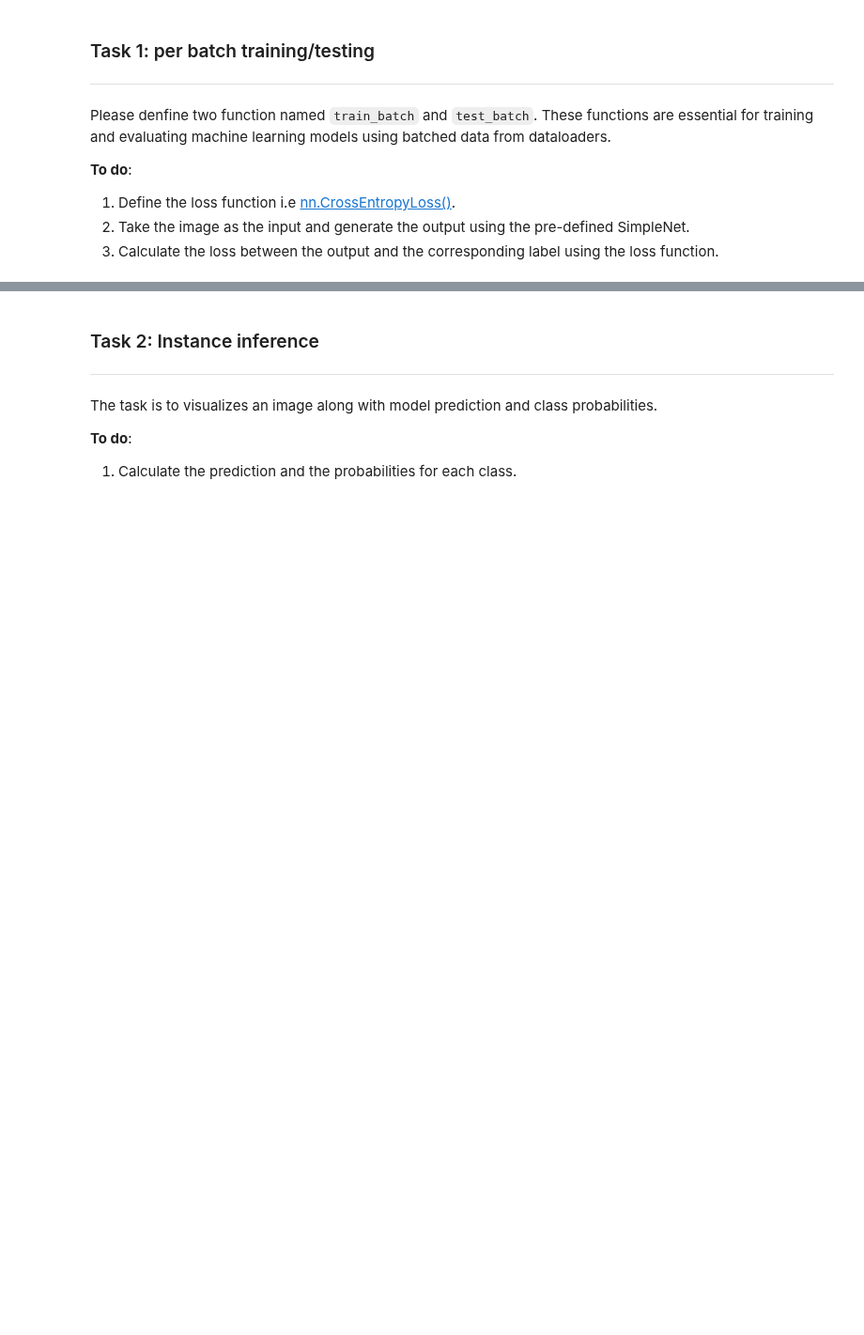
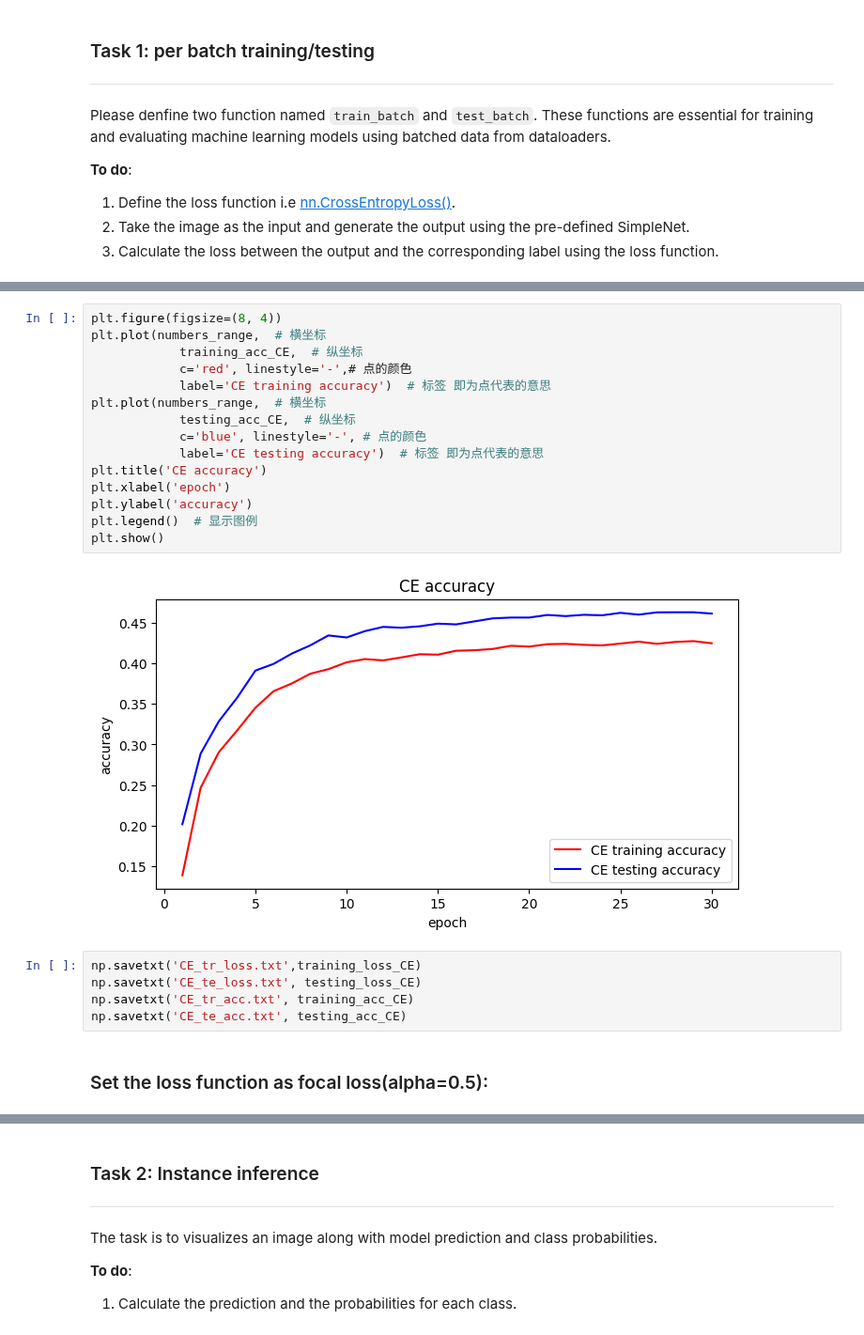
Before and after one commit to SustechSTA303/STA303-Assignment01, a Jupyter notebook: Assignment01.ipynb, the cells around one changed output, grey strips where cells are left out. Shown at 94% size. Drawn from its saved outputs; the diff is of its cells as text; blank space fills up the shorter version.

```diff
--- a/Assignment01.ipynb
+++ b/Assignment01.ipynb
@@ -163,0 +513,24 @@ def test_batch(model, image, target):
+# %%
+plt.figure(figsize=(8, 4))
+plt.plot(numbers_range,  # 横坐标
+            training_acc_CE,  # 纵坐标
+            c='red', linestyle='-',# 点的颜色
+            label='CE training accuracy')  # 标签 即为点代表的意思
+plt.plot(numbers_range,  # 横坐标
+            testing_acc_CE,  # 纵坐标
+            c='blue', linestyle='-', # 点的颜色
+            label='CE testing accuracy')  # 标签 即为点代表的意思
+plt.title('CE accuracy')
+plt.xlabel('epoch')
+plt.ylabel('accuracy')
+plt.legend()  # 显示图例
+plt.show()
+# %% [output]
+[figure, added]
+# %%
+np.savetxt('CE_tr_loss.txt',training_loss_CE)
+np.savetxt('CE_te_loss.txt', testing_loss_CE)
+np.savetxt('CE_tr_acc.txt', training_acc_CE)
+np.savetxt('CE_te_acc.txt', testing_acc_CE)
+# %% [markdown]
+### Set the loss function as focal loss(alpha=0.5):
```
Also changed, not shown: parts of 40 cells of this notebook, 16 other files.
